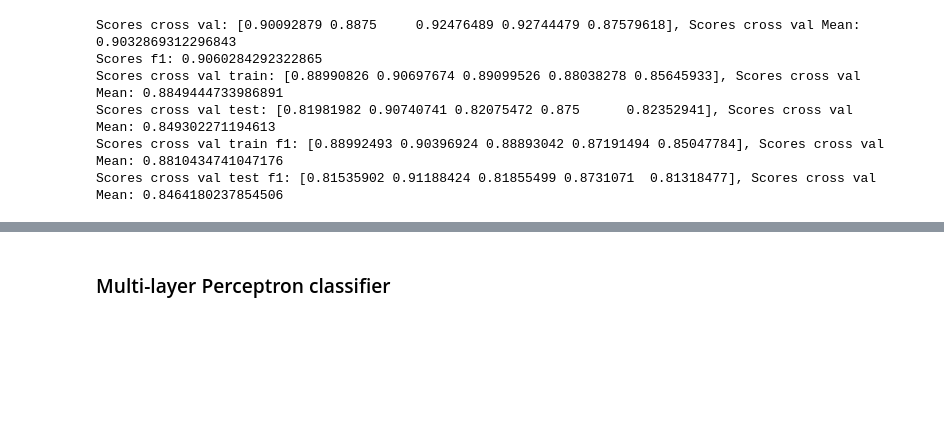
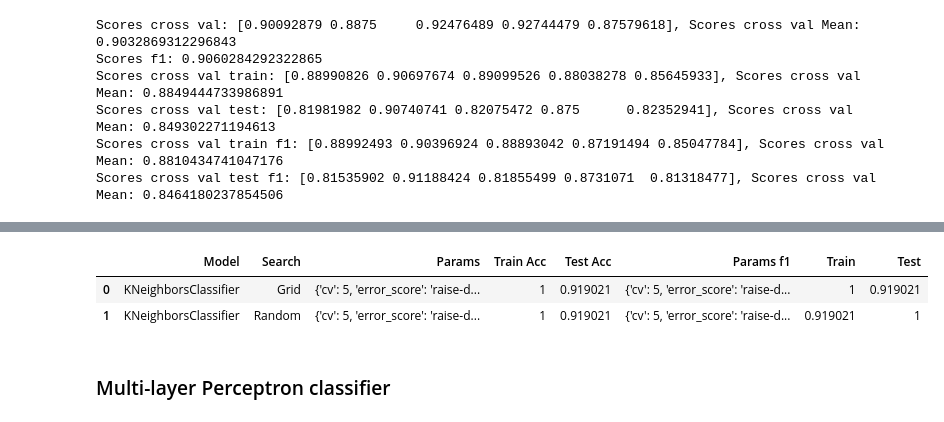
Before and after one commit to Radu-Lucian/HomeworkIDS, a Jupyter notebook: IDS/Laborator6/Laborator6.ipynb, the cells around one changed output, grey strips where cells are left out. Saved outputs shown, nothing was run; the diff lists cells and outputs as text; code cells hidden in the pictures; blank space fills up the shorter version.

Commit message:
Added pandas data frame table to lab 6.

```diff
--- a/IDS/Laborator6/Laborator6.ipynb
+++ b/IDS/Laborator6/Laborator6.ipynb
@@ -221,5 +260,5 @@ Scores cross val train f1: [0.88992493 0.90396924 0.88893042 0.87191494 0.850477
 Scores cross val test f1: [0.81535902 0.91188424 0.81855499 0.8731071  0.81318477], Scores cross val Mean: 0.8464180237854506
 # %%
 #HYPERPARAMETRII
-search_knn(X_semeion_train, y_semeion_train, X_semeion_test, y_semeion_test)
+data_frame = search_knn(X_semeion_train, y_semeion_train, X_semeion_test, y_semeion_test)
 # %% [output]
@@ -227,3 +282,9 @@ KeyboardInterrupt:
+# %%
+data_frame.head()
+# %% [output]
+|  | Model | Search | Params | Train Acc | Test Acc | Params f1 | Train | Test |
+| 0 | KNeighborsClassifier | Grid | {'cv': 5, 'error_score': 'raise-d... | 1 | 0.919021 | {'cv': 5, 'error_score': 'raise-d... | 1 | 0.919021 |
+| 1 | KNeighborsClassifier | Random | {'cv': 5, 'error_score': 'raise-d... | 1 | 0.919021 | {'cv': 5, 'error_score': 'raise-d... | 0.919021 | 1 |
 # %% [markdown]
 ### Multi-layer Perceptron classifier
 # %%
```
Also changed, not shown: parts of 47 cells of this notebook.
